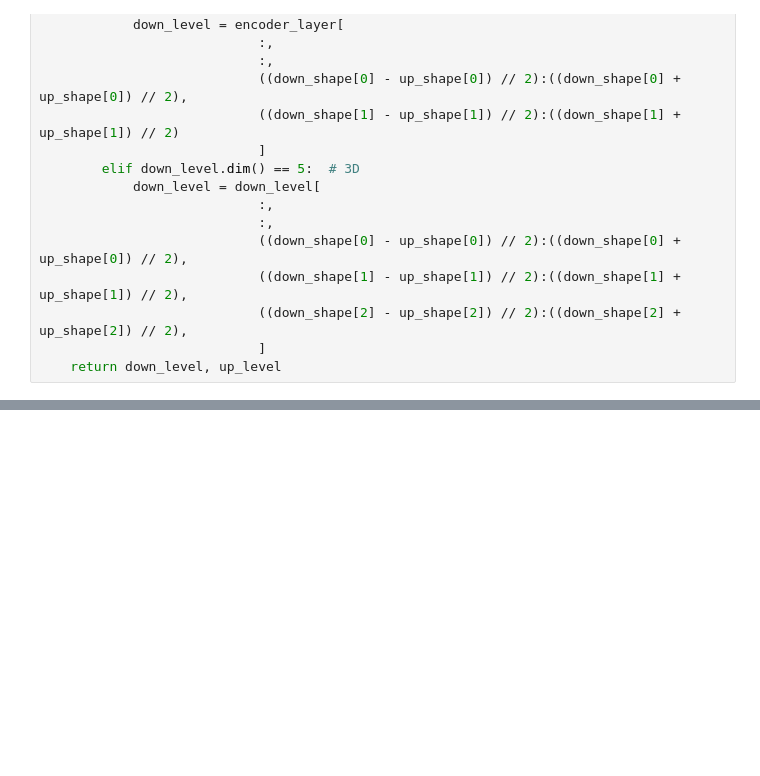
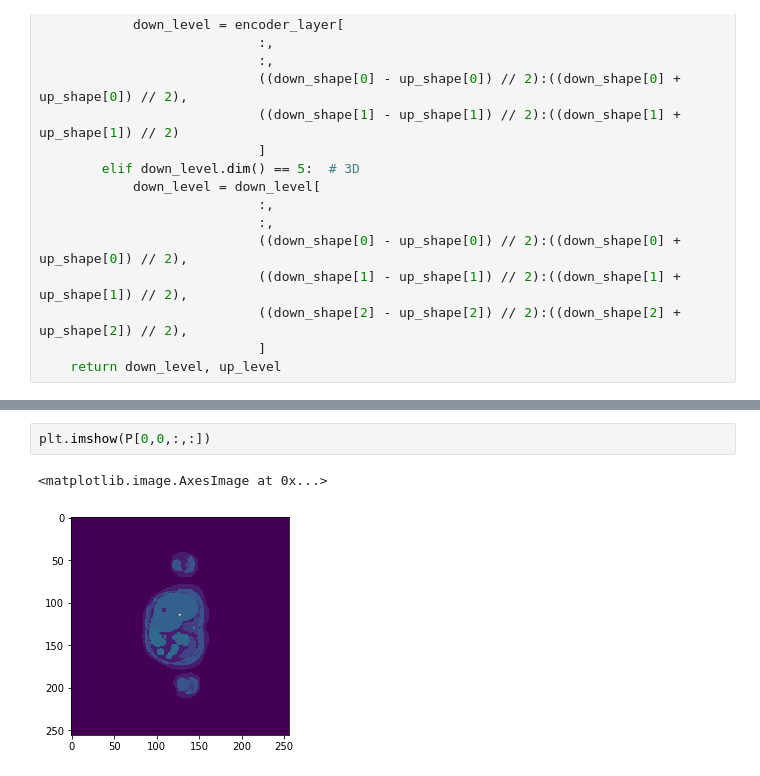
Before and after one commit to Cleocyw/DWB-PET, a Jupyter notebook: UNet/u-net.ipynb, the cells around one changed output, grey strips where cells are left out. Saved outputs shown, nothing was run; the diff lists cells and outputs as text; blank space fills up the shorter version.

```diff
--- a/UNet/u-net.ipynb
+++ b/UNet/u-net.ipynb
@@ -476,0 +565,5 @@ training error and test error plot
+# %%
+plt.imshow(P[0,0,:,:])
+# %% [output]
+<matplotlib.image.AxesImage at 0x...>
+[figure, added]
```
Also changed, not shown: parts of 45 cells of this notebook, 1 other file.
